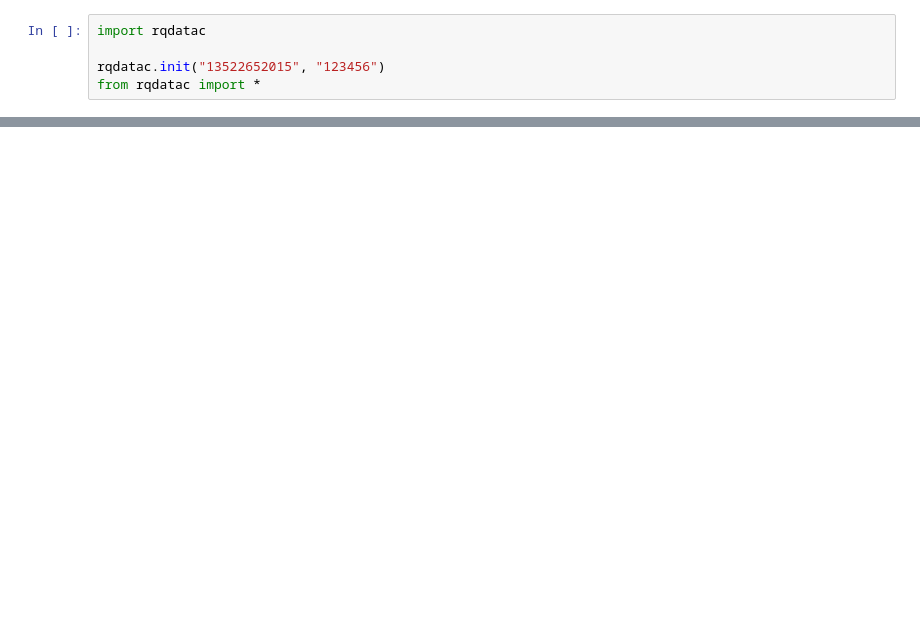
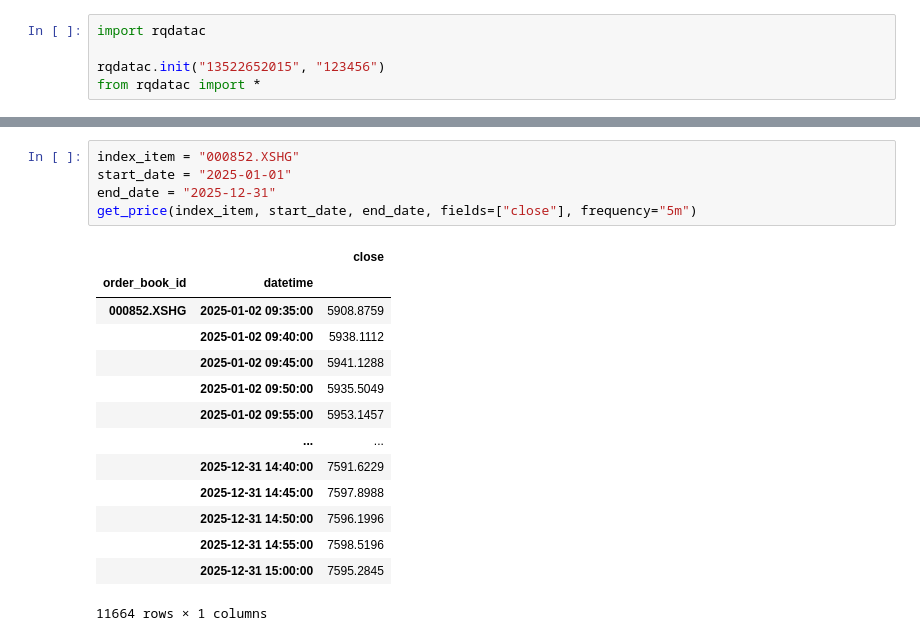
Before and after one commit to linpeng782/strategy-T0, a Jupyter notebook: sandbox.ipynb, the cells around one changed output, grey strips where cells are left out. Drawn from its saved outputs; the diff is of its cells as text; blank space fills up the shorter version.

```diff
--- a/sandbox.ipynb
+++ b/sandbox.ipynb
@@ -27,0 +10,20 @@ index_components(index_code, start_date=single_date, end_date=single_date)
+# %%
+index_item = "000852.XSHG"
+start_date = "2025-01-01"
+end_date = "2025-12-31"
+get_price(index_item, start_date, end_date, fields=["close"], frequency="5m")
+# %% [output]
+|  |  | close |
+| order_book_id | datetime |  |
+| 000852.XSHG | 2025-01-02 09:35:00 | 5908.8759 |
+|  | 2025-01-02 09:40:00 | 5938.1112 |
+|  | 2025-01-02 09:45:00 | 5941.1288 |
+|  | 2025-01-02 09:50:00 | 5935.5049 |
+|  | 2025-01-02 09:55:00 | 5953.1457 |
+|  | ... | ... |
+|  | 2025-12-31 14:40:00 | 7591.6229 |
+|  | 2025-12-31 14:45:00 | 7597.8988 |
+|  | 2025-12-31 14:50:00 | 7596.1996 |
+|  | 2025-12-31 14:55:00 | 7598.5196 |
+|  | 2025-12-31 15:00:00 | 7595.2845 |
+11664 rows × 1 columns
```
Also changed, not shown: parts of 1 cell of this notebook, 33 other files.
